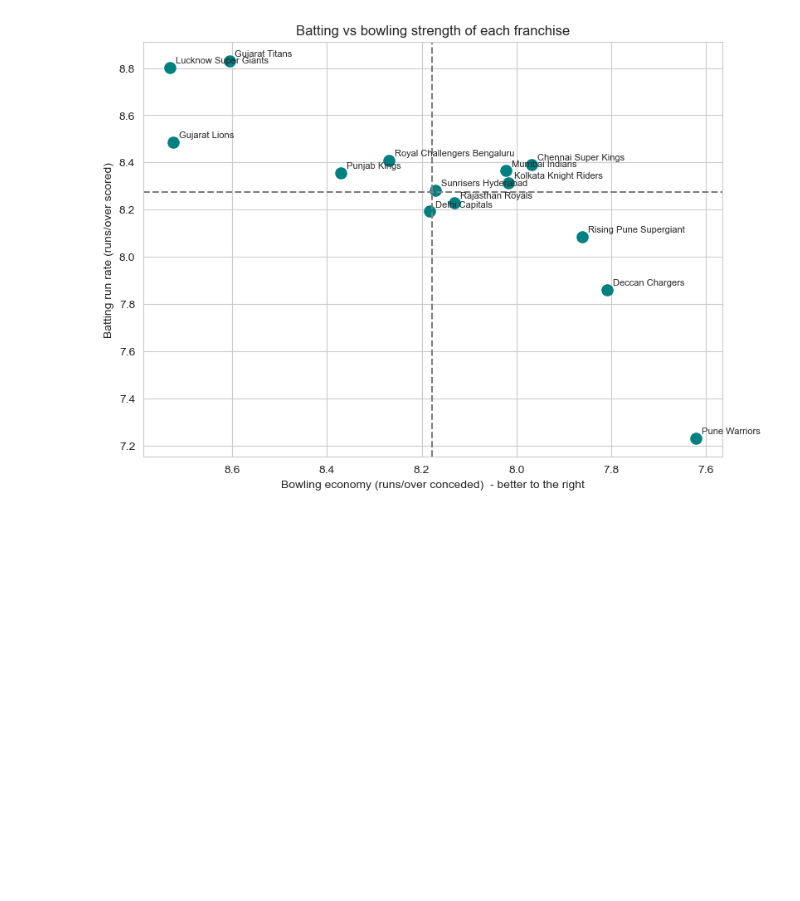
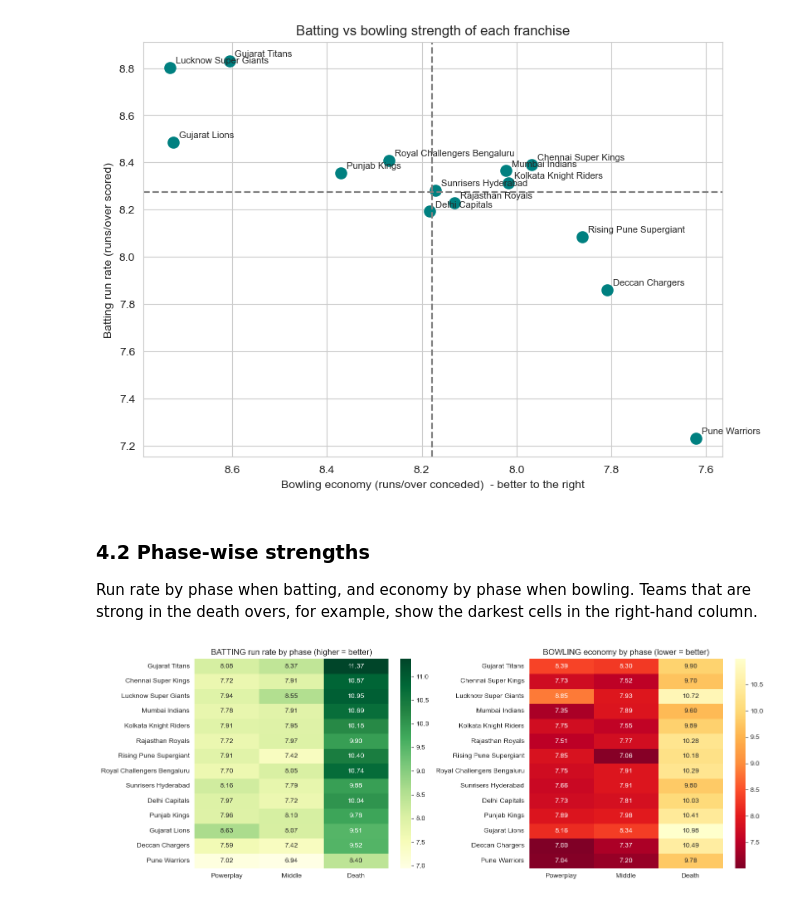
Before and after one commit to prince63aj/mini_project, a Jupyter notebook: ipl_match_prediction_rule_based.ipynb, the cells around one changed output. Saved outputs shown, nothing was run; the diff lists cells and outputs as text; code cells hidden in the pictures; blank space fills up the shorter version.

Commit message:
feat: add phase-wise batting and bowling performance heatmaps

```diff
--- a/ipl_match_prediction_rule_based.ipynb
+++ b/ipl_match_prediction_rule_based.ipynb
@@ -444,3 +444,23 @@ ax.set_title("Batting vs bowling strength of each franchise")
 plt.show()
 # %% [output]
 [figure]
+# %% [markdown]
+### 4.2 Phase-wise strengths
+Run rate by phase when batting, and economy by phase when bowling. Teams that are strong in the death overs, for example, show the darkest cells in the right-hand column.
+# %%
+fig, ax = plt.subplots(1, 2, figsize=(14, 5))
+
+sns.heatmap(team_overall[["pp_rr", "mid_rr", "death_rr"]], annot=True, fmt=".2f", cmap="YlGn", ax=ax[0],
+            xticklabels=["Powerplay", "Middle", "Death"])
+ax[0].set_title("BATTING run rate by phase (higher = better)")
+ax[0].set_ylabel("")
+
+sns.heatmap(team_overall[["pp_econ", "mid_econ", "death_econ"]], annot=True, fmt=".2f", cmap="YlOrRd_r", ax=ax[1],
+            xticklabels=["Powerplay", "Middle", "Death"])
+ax[1].set_title("BOWLING economy by phase (lower = better)")
+ax[1].set_ylabel("")
+
+plt.tight_layout()
+plt.show()
+# %% [output]
+[figure, added]
```
